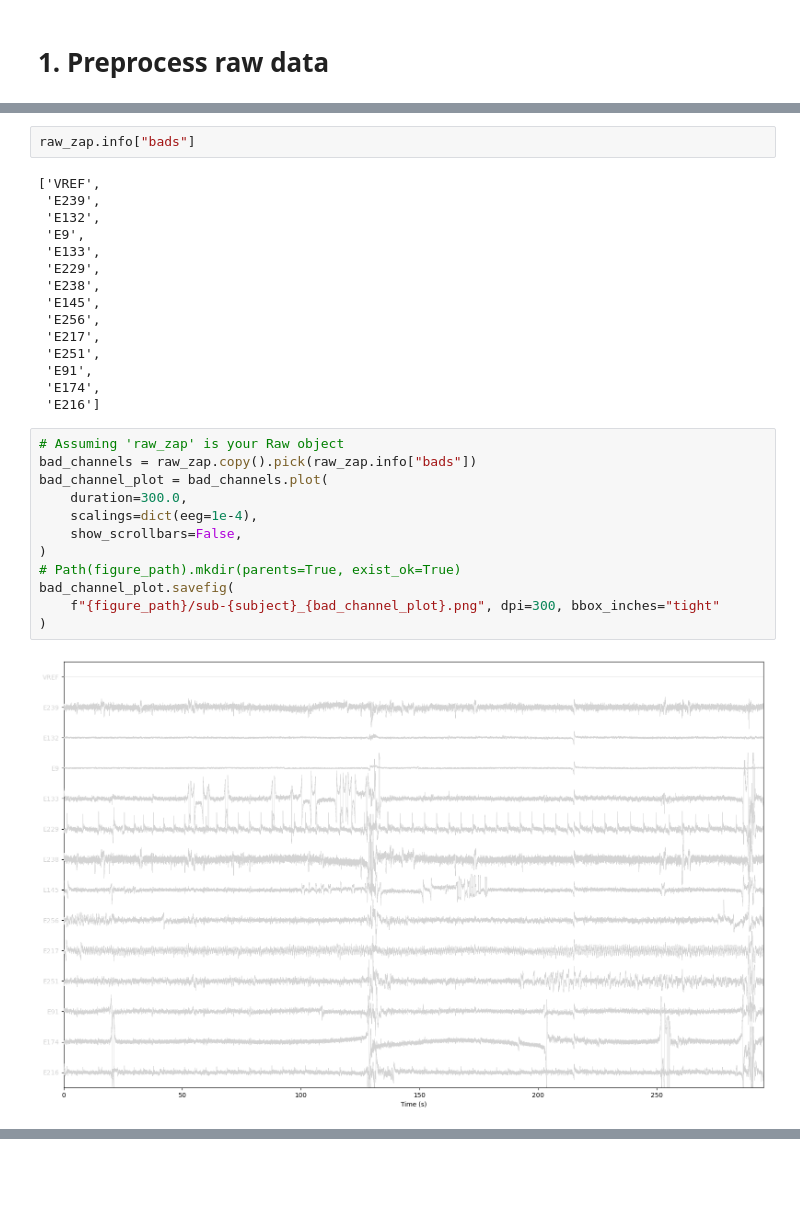
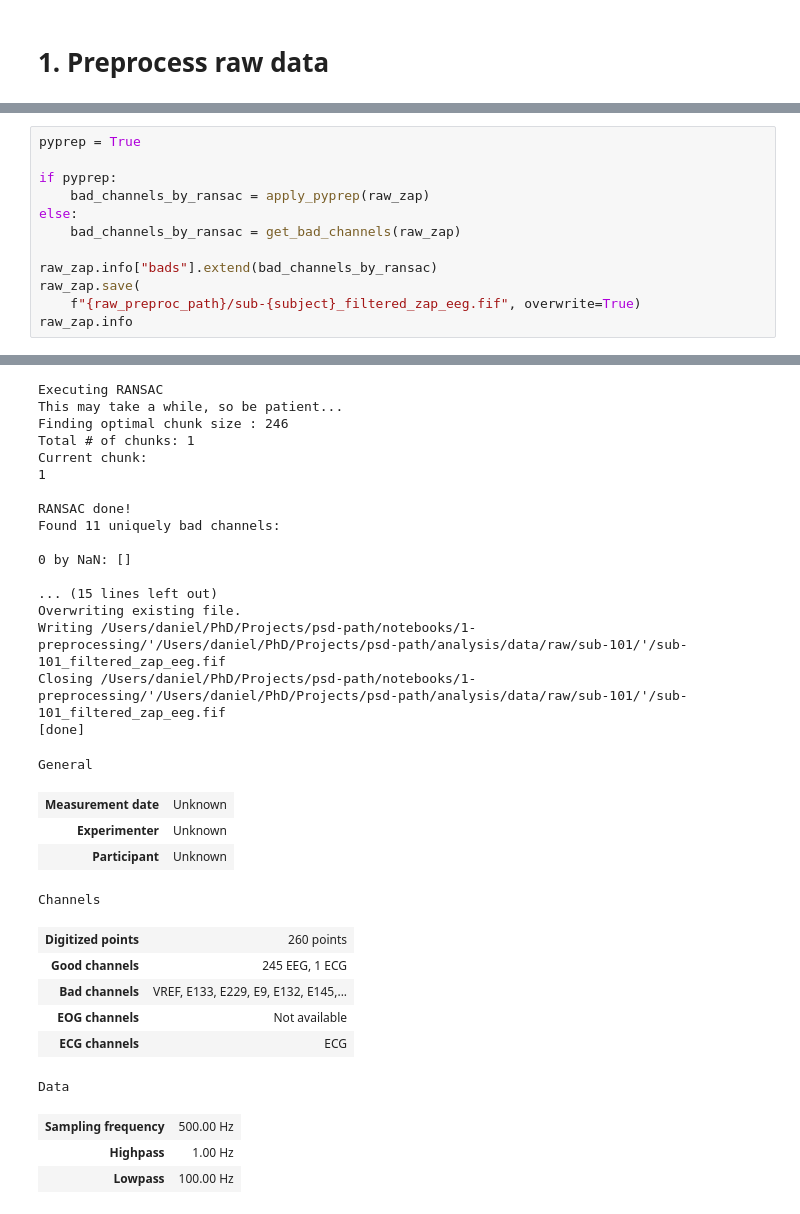
Before and after one commit to danieltomasz/psd-paths, a Jupyter notebook: notebooks/1-preprocessing/template-1-raw.ipynb, the cells around one changed output, grey strips where cells are left out. Cells and saved outputs as stored; diff of their text form; blank space fills up the shorter version.

```diff
--- a/notebooks/1-preprocessing/template-1-raw.ipynb
+++ b/notebooks/1-preprocessing/template-1-raw.ipynb
@@ -413,31 +176,13 @@ Closing /Users/daniel/PhD/Projects/psd-path/data/preproc/sub-101/raw/sub-101_fil
-# %%
-raw_zap.info["bads"]
-# %% [output]
-['VREF',
- 'E239',
- 'E132',
- 'E9',
- 'E133',
- 'E229',
- 'E238',
- 'E145',
- 'E256',
- 'E217',
- 'E251',
- 'E91',
- 'E174',
- 'E216']
-# %%
-# Assuming 'raw_zap' is your Raw object
-bad_channels = raw_zap.copy().pick(raw_zap.info["bads"])
-bad_channel_plot = bad_channels.plot(
-    duration=300.0,
-    scalings=dict(eeg=1e-4),
-    show_scrollbars=False,
-)
-# Path(figure_path).mkdir(parents=True, exist_ok=True)
-bad_channel_plot.savefig(
-    f"{figure_path}/sub-{subject}_{bad_channel_plot}.png", dpi=300, bbox_inches="tight"
-)
-# %% [output]
-[figure, removed]
+# %%
+pyprep = True
+
+if pyprep:
+    bad_channels_by_ransac = apply_pyprep(raw_zap)
+else:
+    bad_channels_by_ransac = get_bad_channels(raw_zap)
+
+raw_zap.info["bads"].extend(bad_channels_by_ransac)
+raw_zap.save(
+    f"{raw_preproc_path}/sub-{subject}_filtered_zap_eeg.fif", overwrite=True)
+raw_zap.info
+# %% [output]
@@ -443,0 +203,31 @@ bad_channel_plot.savefig(
+Executing RANSAC
+This may take a while, so be patient...
+Finding optimal chunk size : 246
+Total # of chunks: 1
+Current chunk:
+1
+
+RANSAC done!
+Found 11 uniquely bad channels:
+
+0 by NaN: []
+
+... (15 lines left out)
+Overwriting existing file.
+Writing /Users/daniel/PhD/Projects/psd-path/notebooks/1-preprocessing/'/Users/daniel/PhD/Projects/psd-path/analysis/data/raw/sub-101/'/sub-101_filtered_zap_eeg.fif
+Closing /Users/daniel/PhD/Projects/psd-path/notebooks/1-preprocessing/'/Users/daniel/PhD/Projects/psd-path/analysis/data/raw/sub-101/'/sub-101_filtered_zap_eeg.fif
+[done]
+General
+| Measurement date | Unknown |
+| Experimenter | Unknown |
+| Participant | Unknown |
+Channels
+| Digitized points | 260 points |
+| Good channels | 245 EEG, 1 ECG |
+| Bad channels | VREF, E133, E229, E9, E132, E145,... |
+| EOG channels | Not available |
+| ECG channels | ECG |
+Data
+| Sampling frequency | 500.00 Hz |
+| Highpass | 1.00 Hz |
+| Lowpass | 100.00 Hz |
```
Also changed, not shown: parts of 11 cells of this notebook, 12 other files.
